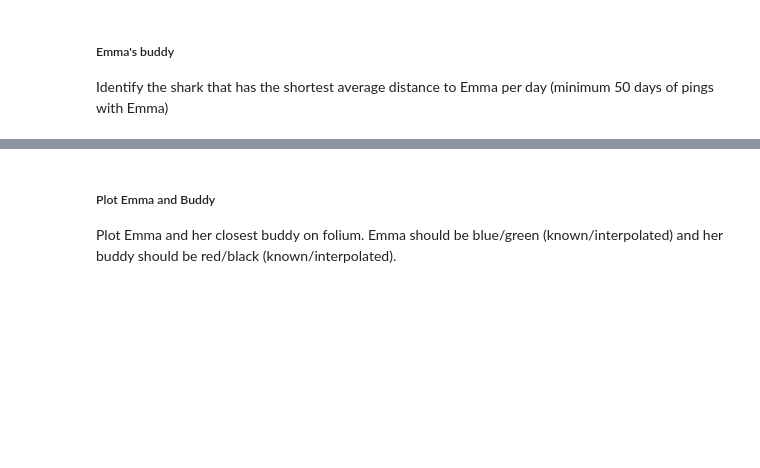
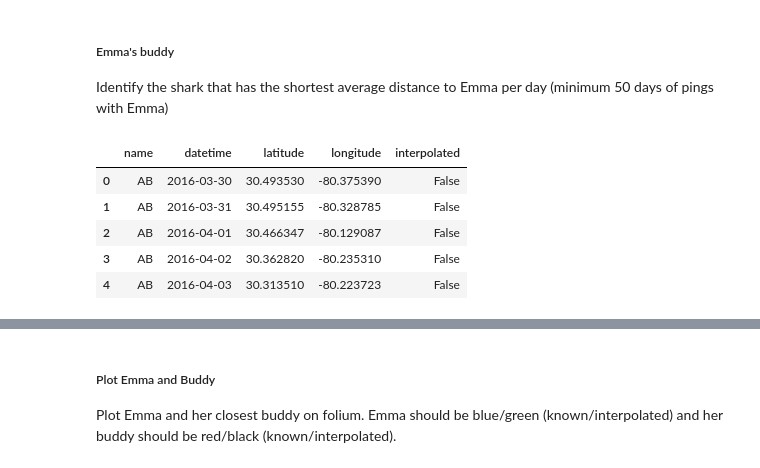
Before and after one commit to elsharkk/ocearch, a Jupyter notebook: 3. Hard Challenge.ipynb, the cells around one changed output, grey strips where cells are left out. Saved outputs shown, nothing was run; the diff lists cells and outputs as text; code cells hidden in the pictures; blank space fills up the shorter version.

```diff
--- a/3. Hard Challenge.ipynb
+++ b/3. Hard Challenge.ipynb
@@ -290,0 +303,10 @@ Identify the shark that has the shortest average distance to Emma per day (minim
+# %%
+sharkbuddy = interpolatedsharks[interpolatedsharks.interpolated == 0].reset_index()
+sharkbuddy.head()
+# %% [output]
+|  | name | datetime | latitude | longitude | interpolated |
+| 0 | AB | 2016-03-30 | 30.493530 | -80.375390 | False |
+| 1 | AB | 2016-03-31 | 30.495155 | -80.328785 | False |
+| 2 | AB | 2016-04-01 | 30.466347 | -80.129087 | False |
+| 3 | AB | 2016-04-02 | 30.362820 | -80.235310 | False |
+| 4 | AB | 2016-04-03 | 30.313510 | -80.223723 | False |
```
Also changed, not shown: parts of 14 cells of this notebook.
